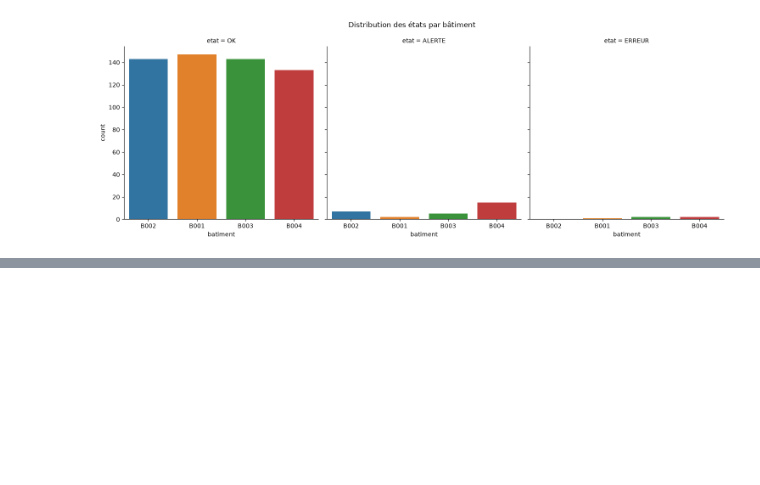
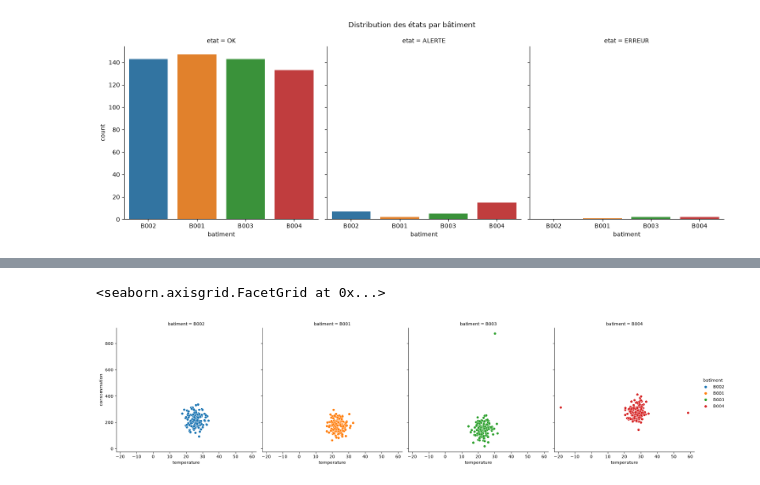
Before and after one commit to Alassanee/atelier_seaborn_iot, a Jupyter notebook: notebooks/atelier_seaborn_iot.ipynb, the cells around one changed output, grey strips where cells are left out. Cells and saved outputs as stored; diff of their text form; code cells hidden in the pictures; blank space fills up the shorter version.

```diff
--- a/notebooks/atelier_seaborn_iot.ipynb
+++ b/notebooks/atelier_seaborn_iot.ipynb
@@ -385,0 +403,6 @@ Text(0.5, 1.05, 'Distribution des états par bâtiment')
+# %%
+# Alternative avec relplot
+sns.relplot(data=df, x="temperature", y="consommation", col="batiment", hue="batiment", kind="scatter", col_wrap=4)
+# %% [output]
+<seaborn.axisgrid.FacetGrid at 0x...>
+[figure, added]
```
Also changed, not shown: parts of 7 cells of this notebook.
